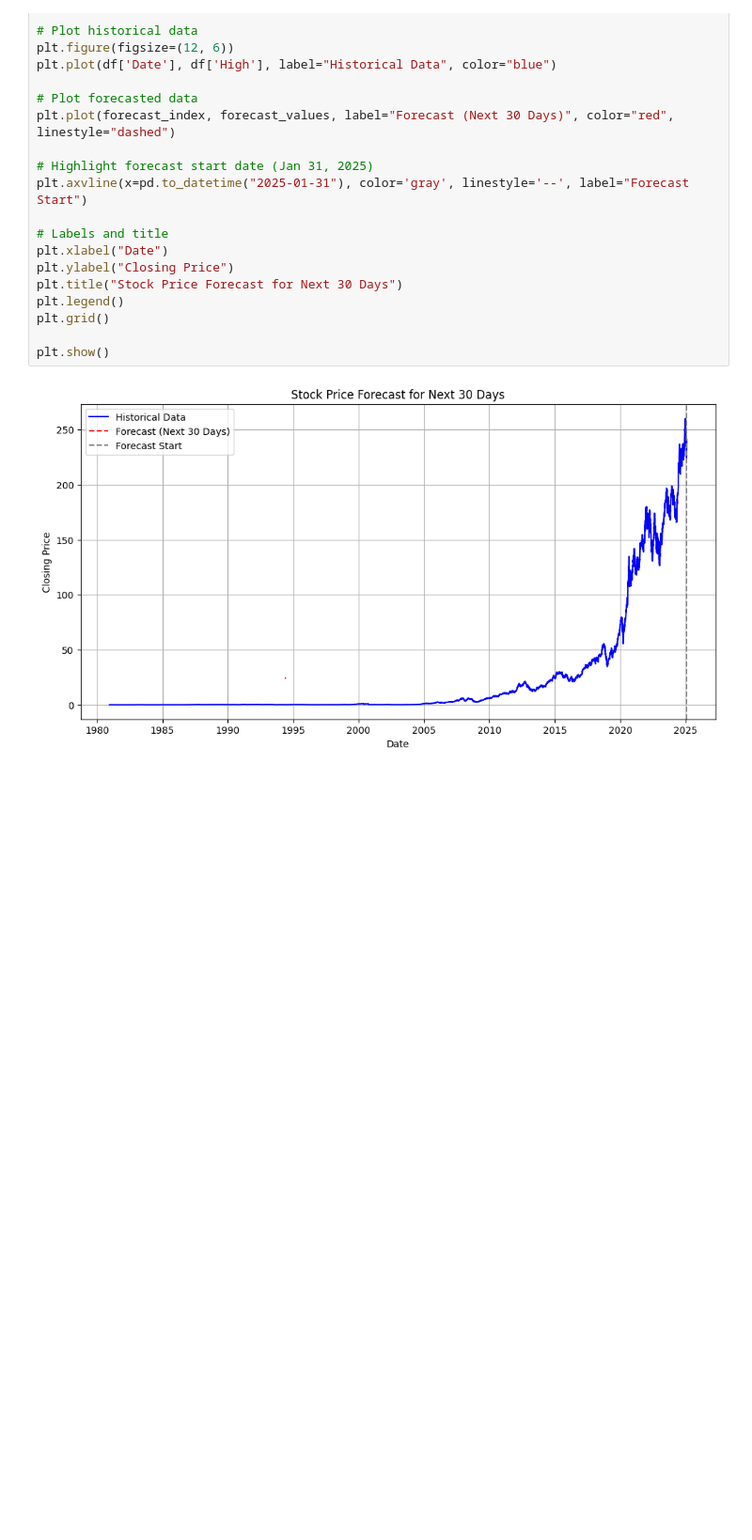
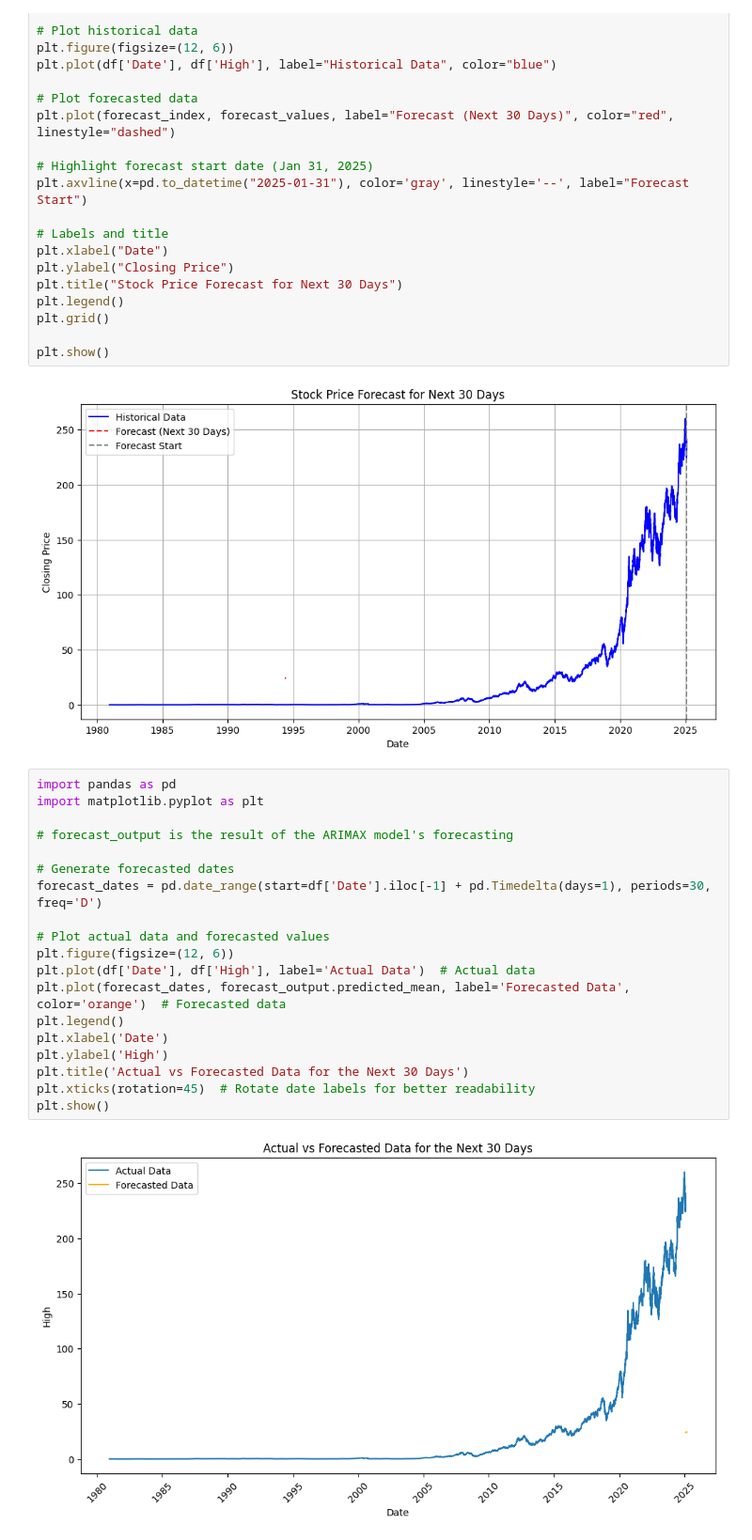
Before and after one commit to Kanchan786786/Capstone_project-, a Jupyter notebook: Capstone Models1.ipynb, the cells around one changed output. Shown at 94% size. Saved outputs shown, nothing was run; the diff lists cells and outputs as text; blank space fills up the shorter version.

Commit message:
Adding Sarimax model

```diff
--- a/Capstone Models1.ipynb
+++ b/Capstone Models1.ipynb
@@ -1986,3 +1994,24 @@ plt.grid()
 plt.show()
 # %% [output]
 [figure]
+# %%
+import pandas as pd
+import matplotlib.pyplot as plt
+
+# forecast_output is the result of the ARIMAX model's forecasting
+
+# Generate forecasted dates
+forecast_dates = pd.date_range(start=df['Date'].iloc[-1] + pd.Timedelta(days=1), periods=30, freq='D')
+
+# Plot actual data and forecasted values
+plt.figure(figsize=(12, 6))
+plt.plot(df['Date'], df['High'], label='Actual Data')  # Actual data
+plt.plot(forecast_dates, forecast_output.predicted_mean, label='Forecasted Data', color='orange')  # Forecasted data
+plt.legend()
+plt.xlabel('Date')
+plt.ylabel('High')
+plt.title('Actual vs Forecasted Data for the Next 30 Days')
+plt.xticks(rotation=45)  # Rotate date labels for better readability
+plt.show()
+# %% [output]
+[figure, added]
```
Also changed, not shown: parts of 9 cells of this notebook.
